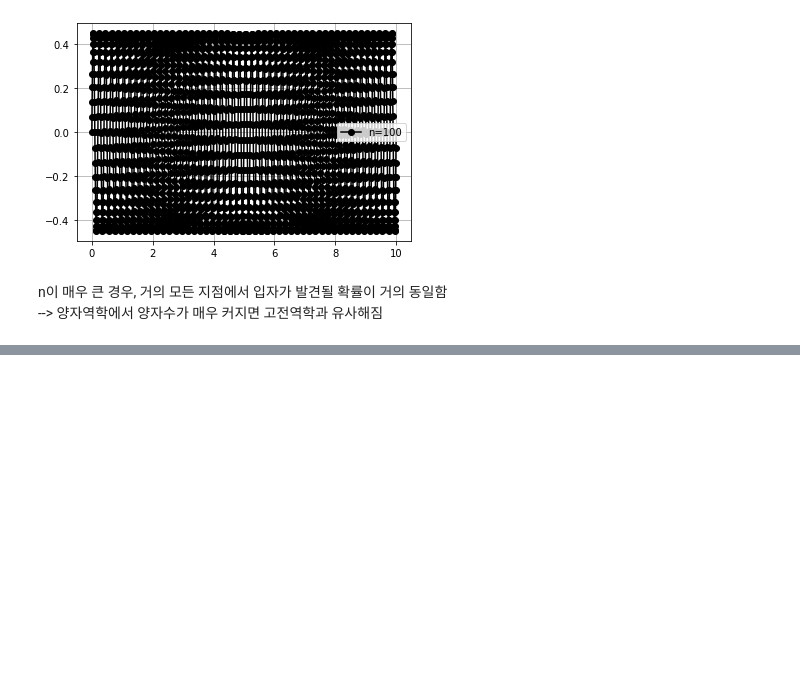
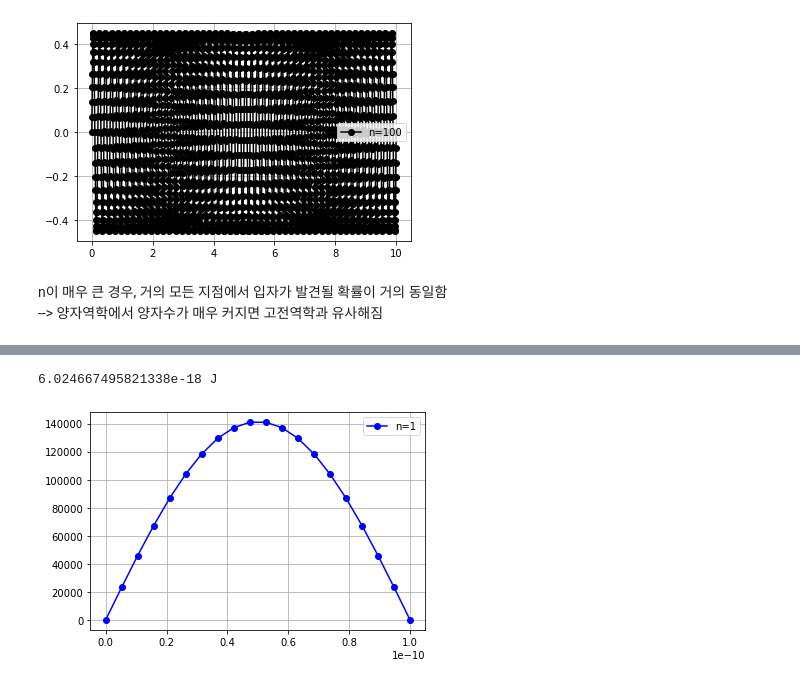
Before and after one commit to BrainNim/Study, a Jupyter notebook: K-MOOC/코딩으로 배우는 일반화학/week_7.ipynb, the cells around one changed output, grey strips where cells are left out. Cells and saved outputs as stored; diff of their text form; code cells hidden in the pictures; blank space fills up the shorter version.

```diff
--- a/K-MOOC/코딩으로 배우는 일반화학/week_7.ipynb
+++ b/K-MOOC/코딩으로 배우는 일반화학/week_7.ipynb
@@ -104,0 +134,22 @@ n이 매우 큰 경우, 거의 모든 지점에서 입자가 발견될 확률이
+# %%
+h = 6.62607015e-34 # in J s
+m = 9.10938356e-31 # 전자의 무게 in kg
+L = 1e-10 # 상자의 크기 in m <- 전자가 있는 공간의 크기와 유사하게 설정
+
+n=1
+E_1 = n**2 * h**2 / (8*m*L**2)
+print(E_1, 'J')
+
+x = np.linspace(0,L,20)
+
+def psi(x,n):
+    return np.sqrt(2/L) * np.sin(n*np.pi*x/L)
+
+plt.plot(x, psi(x,1), 'bo-', label='n=1')
+
+plt.grid(True)
+plt.legend()
+plt.show()
+# %% [output]
+6.024667495821338e-18 J
+[figure, added]
```
Also changed, not shown: parts of 8 cells of this notebook.
